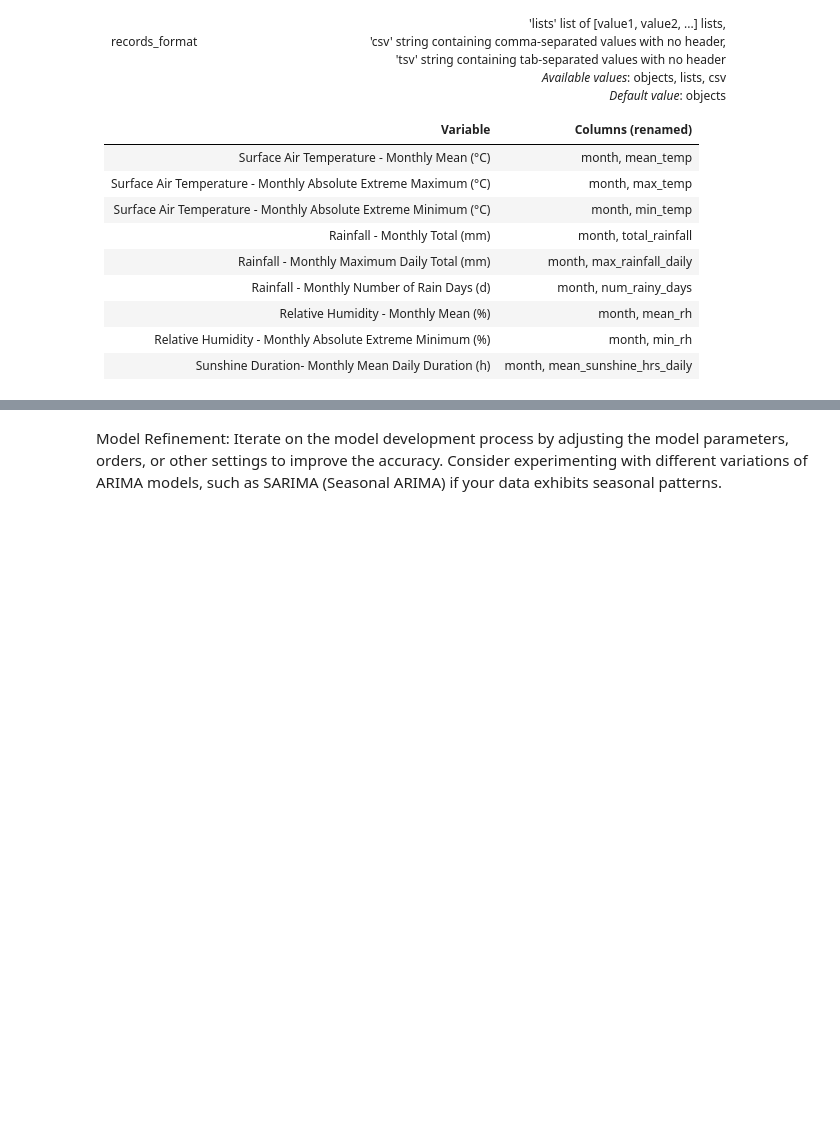
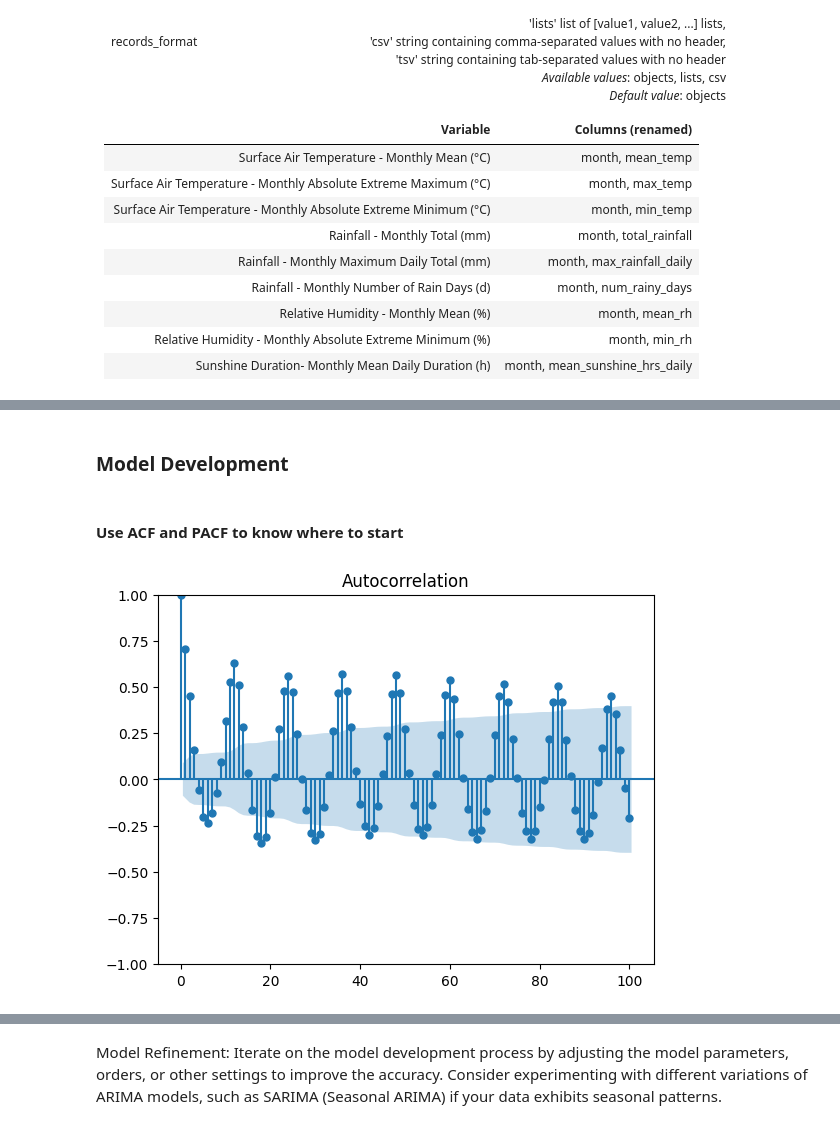
Before and after one commit to linustws/climate-prediction, a Jupyter notebook: Singapore_Weather_Prediction.ipynb, the cells around one changed output, grey strips where cells are left out. Saved outputs shown, nothing was run; the diff lists cells and outputs as text; code cells hidden in the pictures; blank space fills up the shorter version.

```diff
--- a/Singapore_Weather_Prediction.ipynb
+++ b/Singapore_Weather_Prediction.ipynb
@@ -112,20 +150,16 @@ datetime
 # %%
-pio.renderers.default='notebook' # must trust notebook for it to work
+df_monthly_mean_temp = df['mean_temp'].resample('M').mean()  # resample to monthly mean
+df_yearly_mean_temp = df['mean_temp'].resample('Y').mean()  # resample to yearly mean
 
-monthly_mean_temp = df['mean_temp'].resample('M').mean()  # resample to monthly mean
-yearly_mean_temp = df['mean_temp'].resample('Y').mean()  # resample to yearly mean
-
-# print(monthly_mean_temp)
-# print(yearly_mean_temp)
+# print(df_monthly_mean_temp)
+# print(df_yearly_mean_temp)
 
 # line plot for mean temperature
-fig_monthly_mean_temp = px.line(monthly_mean_temp, labels={df.index.name: 'Month', 'value': 'Mean Temperature (°C)'}, title='Monthly Mean Temperature')
-fig_monthly_mean_temp.update_traces(hovertemplate='Month: %{x}<br>Mean Temperature: %{y}°C')
+fig_monthly_mean_temp = px.line(df_monthly_mean_temp, labels={df_monthly_mean_temp.index.name: 'Datetime', 'value': 'Mean Temperature (°C)'}, title='Monthly Mean Temperature')
+fig_monthly_mean_temp.update_xaxes(dtick='M12', tickangle=45)
+fig_monthly_mean_temp.update_yaxes(dtick=0.5, tickangle=45)
+fig_monthly_mean_temp.update_traces(hovertemplate='Datetime: %{x}<br>Mean Temperature: %{y}°C')
 fig_monthly_mean_temp.show()
-
-fig_yearly_mean_temp = px.line(yearly_mean_temp, labels={df.index.name: 'Year', 'value': 'Mean Temperature (°C)'}, title='Yearly Mean Temperature')
-fig_yearly_mean_temp.update_traces(hovertemplate='Year: %{x}<br>Mean Temperature: %{y}°C')
-fig_yearly_mean_temp.show()
 
 # monthly_total_rainfall = df['total_rainfall'].resample('M').mean()  # resample to monthly mean
 # yearly_total_rainfall = df['total_rainfall'].resample('Y').mean()  # resample to yearly mean
@@ -179,0 +214,8 @@ Model Validation: Split your data into training and validation sets. Use the tra
+# %% [markdown]
+### Model Development
+# %% [markdown]
+#### Use ACF and PACF to know where to start
+# %%
+acf_values = plot_acf(df_monthly_mean_temp, lags=100)
+# %% [output]
+[figure, added]
```
Also changed, not shown: parts of 28 cells of this notebook, 1 other file.
